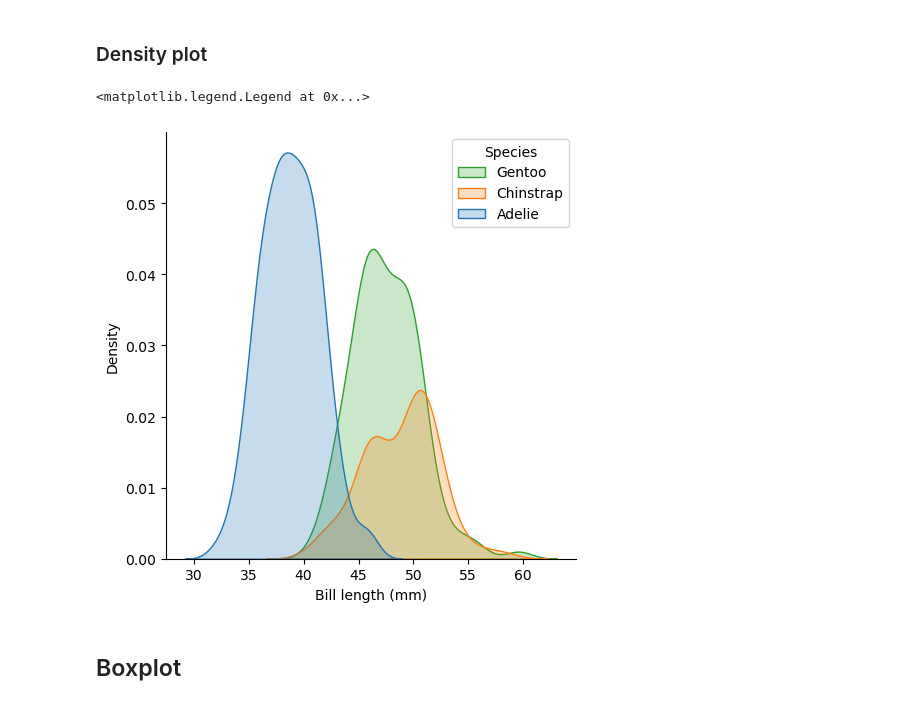
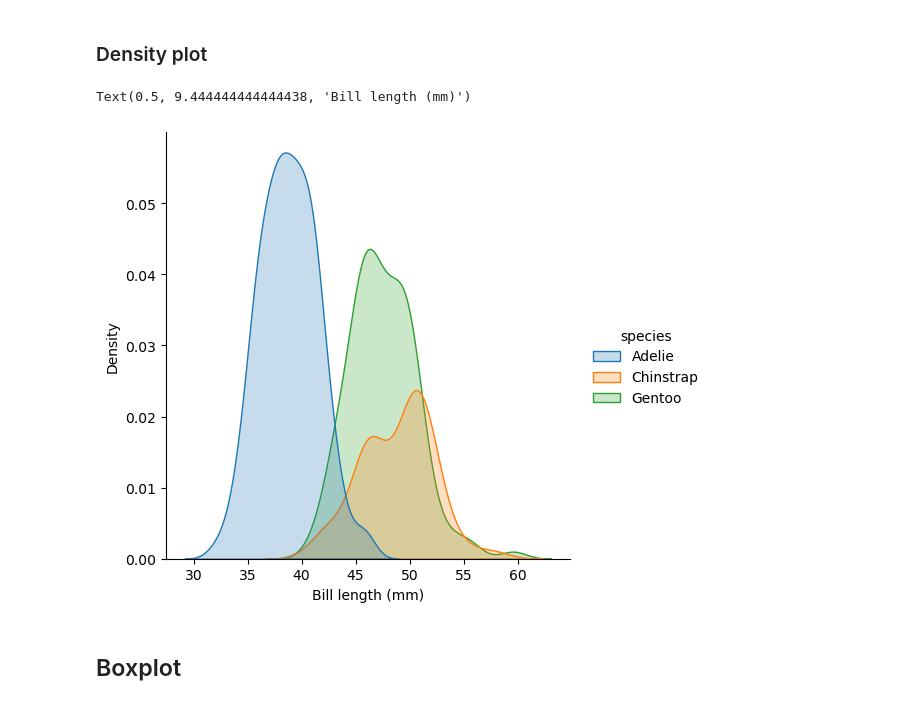
Before and after one commit to alasdairgm/penguins_project_python, a Jupyter notebook: penguins_analysis.ipynb, the cells around one changed output. Saved outputs shown, nothing was run; the diff lists cells and outputs as text; code cells hidden in the pictures.

```diff
--- a/penguins_analysis.ipynb
+++ b/penguins_analysis.ipynb
@@ -39,13 +25,13 @@ penguins
 ### Density plot
 # %%
 sns.displot(penguins, x = "bill_length_mm", kind = "kde",\
-            hue = "species", fill = True, legend = False)
+            hue = "species", fill = True, legend = True)
 plt.xlabel("Bill length (mm)")
-plt.legend(title = "Species", loc = "upper right",
-          labels = ["Gentoo", "Chinstrap", "Adelie"])
+# plt.legend(title = "Species", loc = "upper right",
+#         labels = ["Gentoo", "Chinstrap", "Adelie"])
 # %% [output]
-<matplotlib.legend.Legend at 0x...>
+Text(0.5, 9.444444444444438, 'Bill length (mm)')
-[figure, old version]
+[figure, new version]
 # %% [markdown]
 ## Boxplot
 # %%
```
Also changed, not shown: parts of 2 cells of this notebook.
